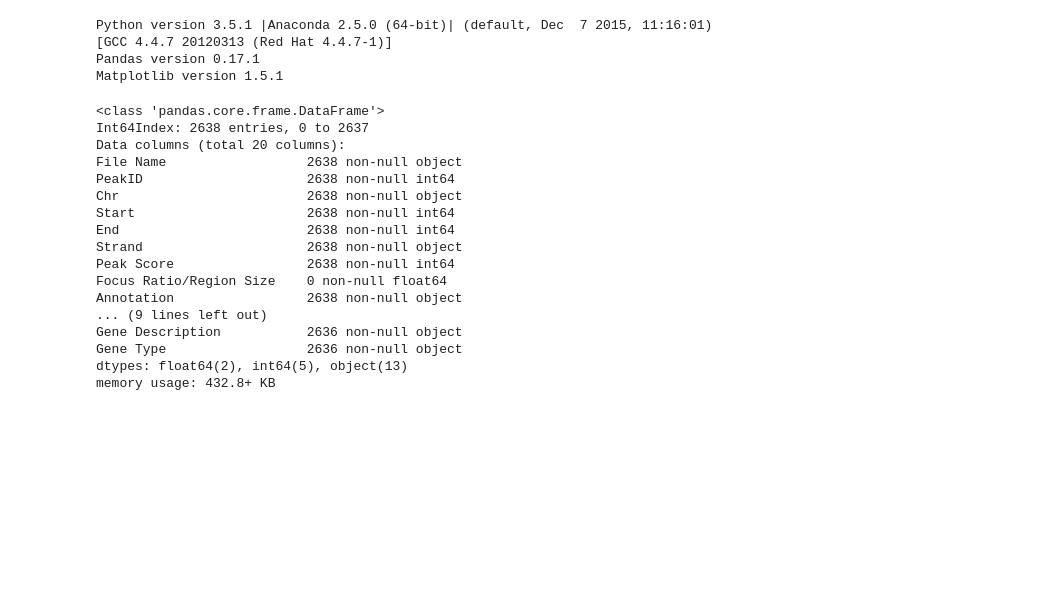
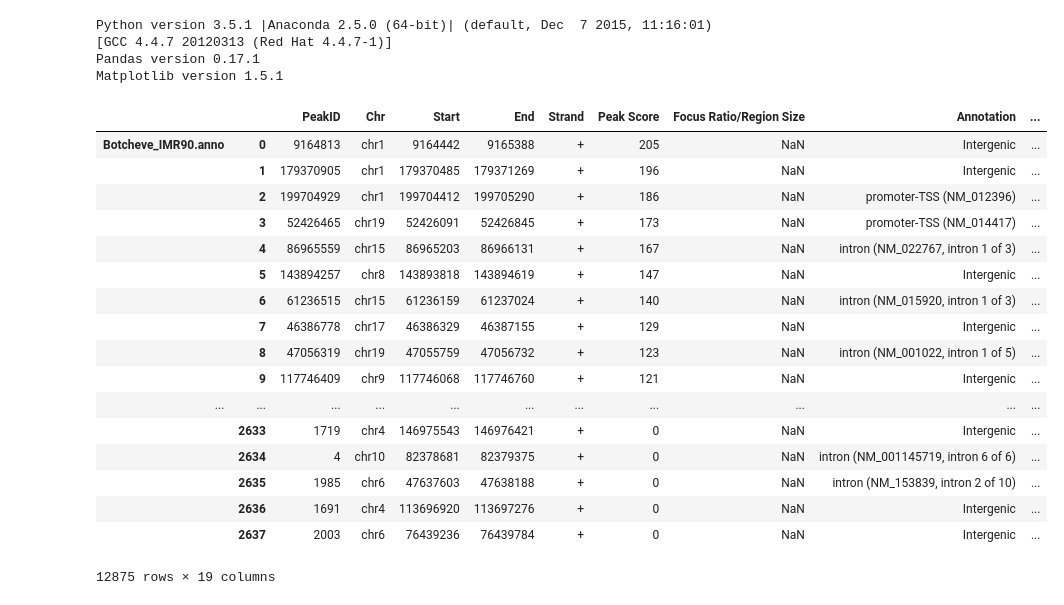
Before and after one commit to f0lie/genes, a Jupyter notebook: notebook.ipynb, the cells around one changed output. Cells and saved outputs as stored; diff of their text form; code cells hidden in the pictures; blank space fills up the shorter version.

Commit message:
used glob and added multindex frames
hotfix

```diff
--- a/notebook.ipynb
+++ b/notebook.ipynb
@@ -45,20 +37,29 @@ genes_data.columns.values[1] = 'PeakID'
-# %%
-genes_data.info()
-# %% [output]
-<class 'pandas.core.frame.DataFrame'>
-Int64Index: 2638 entries, 0 to 2637
-Data columns (total 20 columns):
-File Name                  2638 non-null object
-PeakID                     2638 non-null int64
-Chr                        2638 non-null object
-Start                      2638 non-null int64
-End                        2638 non-null int64
-Strand                     2638 non-null object
-Peak Score                 2638 non-null int64
-Focus Ratio/Region Size    0 non-null float64
-Annotation                 2638 non-null object
-... (9 lines left out)
-Gene Description           2636 non-null object
-Gene Type                  2636 non-null object
-dtypes: float64(2), int64(5), object(13)
-memory usage: 432.8+ KB
+# %%
+files = glob.glob('*.anno')
+genes_list = [read_csv(f, sep='\t') for f in files]
+
+for genes in genes_list:
+    genes.columns.values[0] = 'PeakID'
+
+genes_frame = pd.concat(genes_list, keys=files)
+# %%
+genes_frame
+# %% [output]
+|  |  | PeakID | Chr | Start | End | Strand | Peak Score | Focus Ratio/Region Size | Annotation | ... |
+| Botcheve_IMR90.anno | 0 | 9164813 | chr1 | 9164442 | 9165388 | + | 205 | NaN | Intergenic | ... |
+|  | 1 | 179370905 | chr1 | 179370485 | 179371269 | + | 196 | NaN | Intergenic | ... |
+|  | 2 | 199704929 | chr1 | 199704412 | 199705290 | + | 186 | NaN | promoter-TSS (NM_012396) | ... |
+|  | 3 | 52426465 | chr19 | 52426091 | 52426845 | + | 173 | NaN | promoter-TSS (NM_014417) | ... |
+|  | 4 | 86965559 | chr15 | 86965203 | 86966131 | + | 167 | NaN | intron (NM_022767, intron 1 of 3) | ... |
+|  | 5 | 143894257 | chr8 | 143893818 | 143894619 | + | 147 | NaN | Intergenic | ... |
+|  | 6 | 61236515 | chr15 | 61236159 | 61237024 | + | 140 | NaN | intron (NM_015920, intron 1 of 3) | ... |
+|  | 7 | 46386778 | chr17 | 46386329 | 46387155 | + | 129 | NaN | Intergenic | ... |
+|  | 8 | 47056319 | chr19 | 47055759 | 47056732 | + | 123 | NaN | intron (NM_001022, intron 1 of 5) | ... |
+|  | 9 | 117746409 | chr9 | 117746068 | 117746760 | + | 121 | NaN | Intergenic | ... |
+| ... | ... | ... | ... | ... | ... | ... | ... | ... | ... | ... |
+|  | 2633 | 1719 | chr4 | 146975543 | 146976421 | + | 0 | NaN | Intergenic | ... |
+|  | 2634 | 4 | chr10 | 82378681 | 82379375 | + | 0 | NaN | intron (NM_001145719, intron 6 of 6) | ... |
+|  | 2635 | 1985 | chr6 | 47637603 | 47638188 | + | 0 | NaN | intron (NM_153839, intron 2 of 10) | ... |
+|  | 2636 | 1691 | chr4 | 113696920 | 113697276 | + | 0 | NaN | Intergenic | ... |
+|  | 2637 | 2003 | chr6 | 76439236 | 76439784 | + | 0 | NaN | Intergenic | ... |
+12875 rows × 19 columns
```
Also changed, not shown: parts of 2 cells of this notebook.
